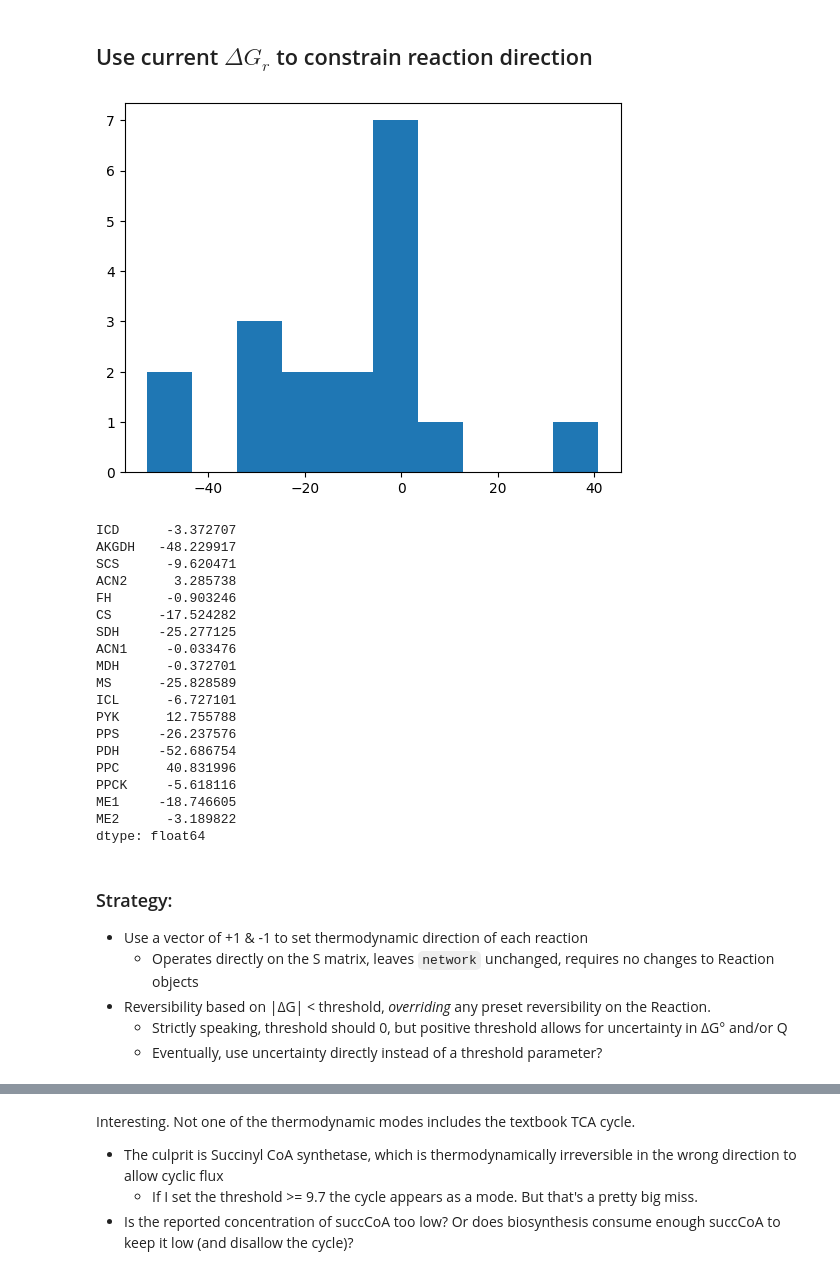
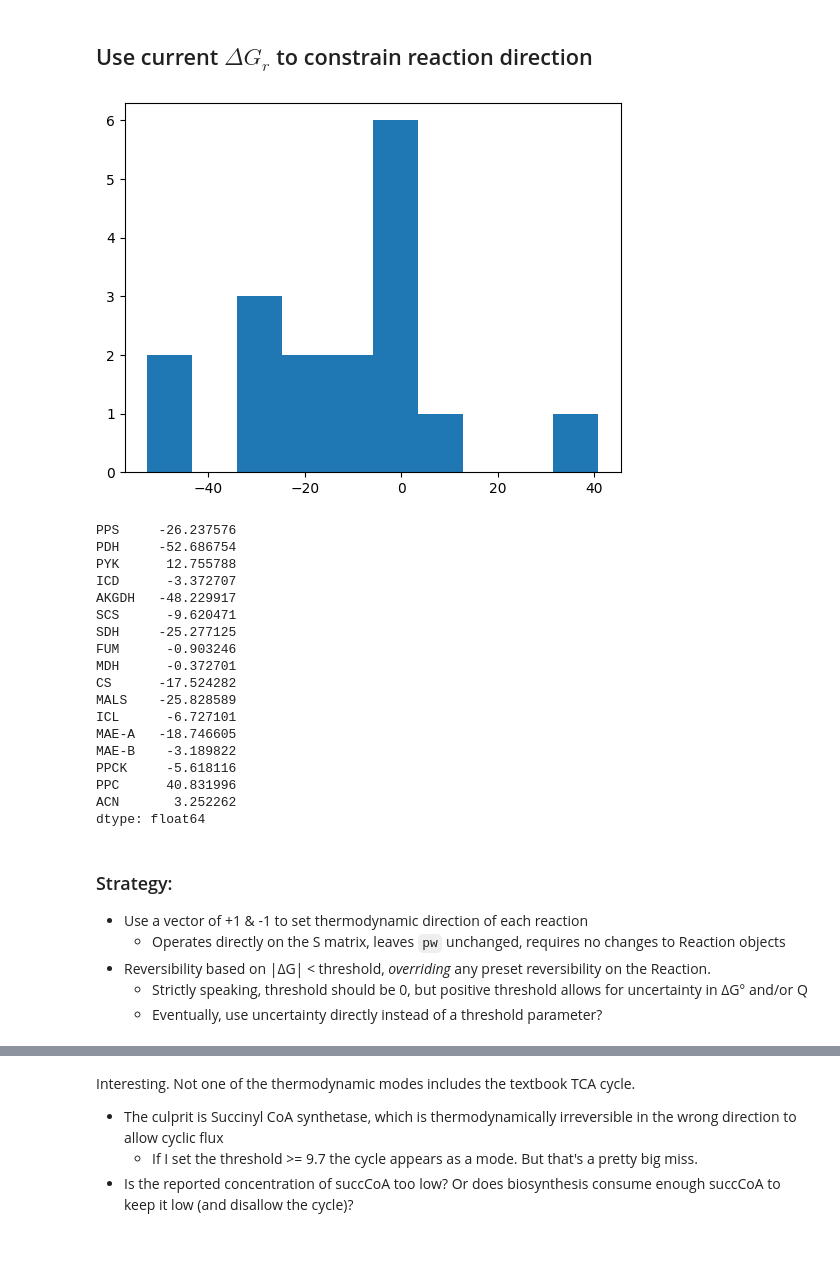
Before and after one commit to fdrusso/mosmo-work, a Jupyter notebook: notebooks/eQuilibrator central carbon.ipynb, the cells around one changed output, grey strips where cells are left out. Saved outputs shown, nothing was run; the diff lists cells and outputs as text; code cells hidden in the pictures; blank space fills up the shorter version.

```diff
--- a/notebooks/eQuilibrator central carbon.ipynb
+++ b/notebooks/eQuilibrator central carbon.ipynb
@@ -87,7 +63,7 @@ cc.p_mg = Q_(1.5)
 cc.ionic_strength = Q_("0.25M")
 cc.temperature = Q_("298.15K")
 
-for reaction in glycolysis.steps:
+for reaction in glycolysis.reactions:
     cc_mets = {}
     for met, count in reaction.stoichiometry.items():
         cc_met = find_cc_met(met)
@@ -126,7 +102,7 @@ for reaction in glycolysis.steps:
 ## State-dependent $\Delta{G} = \Delta{G^{\circ}} + R T ln{Q}$
 # %%
 # All taken from https://www.ncbi.nlm.nih.gov/pmc/articles/PMC4912430/, except where starred
-POOLS = {KB.get(KB.compounds, met_id): conc for met_id, conc in [
+POOLS = {KB(met_id): conc for met_id, conc in [
     ('2pg', 9.18e-02),
     ('3pg', 1.54),
     ('6pg', 3.77),
@@ -268,7 +228,7 @@ plt.show()
 # Systematic Calculations (Glycolysis + PPP)
 # %%
 std_dg_r = {}
-for rxn in glycolysis.steps + tca.steps + ppp.steps + glx_shunt.steps + ent_dou.steps + [kbr(rxn_id) for rxn_id in ('ppc', 'ppck', 'mae.nad', 'mae.nadp')]:
+for rxn in central_carbon.reactions:
     cc_rxn = equilibrator_api.Reaction({find_cc_met(met): count for met, count in rxn.stoichiometry.items()})
     std_dg_r[rxn] = cc.standard_dg_prime(cc_rxn)
 # %% [markdown]
@@ -540,8 +524,8 @@ list(network.reactants)
 # %%
-network = ReactionNetwork(r for r in tca.steps + glx_shunt.steps + [kbr(rxn_id) for rxn_id in ('pyk', 'pps', 'pdh', 'ppc', 'ppck', 'mae.nad', 'mae.nadp')])
-print(network.s_matrix.shape)
-
-map_json = json.loads(files(pw_files).joinpath('central_carbon.json').read_text())
-diag = escher_map.EscherMap(map_json, width="10in", reaction_scale=escher_map.Scale({0.: ("#eeeeee", 3), 1.: ("#1f77cc", 20)}, use_abs=True))
-SVG(diag.draw(reaction_data={r: 1 for r in network.reactions.labels()}))
+pw = tca
+pw.data()
+diag = escher_map.EscherMap(
+    pw.diagram, width="10in",
+    reaction_scale=escher_map.Scale({0.: ("#eeeeee", 3), 1.: ("#1f77cc", 20)}, use_abs=True))
+SVG(diag.draw(reaction_data={r.id: 1 for r in pw.reactions}))
 # %% [output]
@@ -592,41 +592,40 @@ VBox(children=(IntSlider(value=0, description='Mode', layout=Layout(width='100%'
 # %% [markdown]
 ## Use current $\Delta{G}_r$ to constrain reaction direction
 # %%
-dg0 = np.array([std_dg_r[rxn].magnitude.nominal_value for rxn in network.reactions])
-ln_conc = np.log(np.array([POOLS.get(met, 1e3) * 1e-3 for met in network.reactants]))
-dg = dg0 + cc.RT.magnitude * network.s_matrix.T @ ln_conc
+dg0 = np.array([std_dg_r[rxn].magnitude.nominal_value for rxn in pw.reactions])
+ln_conc = np.log(np.array([POOLS.get(met, 1e3) * 1e-3 for met in pw.molecules]))
+dg = dg0 + cc.RT.magnitude * pw.s_matrix.T @ ln_conc
 
 plt.hist(dg)
 plt.show()
 
-pd.Series(dg, index=network.reactions.labels())
+pd.Series(dg, index=pw.reactions.labels())
 # %% [output]
-[figure, old version]
+[figure, new version]
+PPS     -26.237576
+PDH     -52.686754
+PYK      12.755788
 ICD      -3.372707
 AKGDH   -48.229917
 SCS      -9.620471
-ACN2      3.285738
-FH       -0.903246
+SDH     -25.277125
+FUM      -0.903246
+MDH      -0.372701
 CS      -17.524282
-SDH     -25.277125
-ACN1     -0.033476
-MDH      -0.372701
-MS      -25.828589
+MALS    -25.828589
 ICL      -6.727101
-PYK      12.755788
-PPS     -26.237576
-PDH     -52.686754
+MAE-A   -18.746605
+MAE-B    -3.189822
+PPCK     -5.618116
 PPC      40.831996
-PPCK     -5.618116
-ME1     -18.746605
-ME2      -3.189822
+ACN       3.252262
 dtype: float64
 # %% [markdown]
 ### Strategy:
 - Use a vector of +1 & -1 to set thermodynamic direction of each reaction
-    - Operates directly on the S matrix, leaves `network` unchanged, requires no changes to Reaction objects
+    - Operates directly on the S matrix, leaves `pw` unchanged, requires no changes to Reaction objects
 - Reversibility based on |ΔG| < threshold, _overriding_ any preset reversibility on the Reaction.
-    - Strictly speaking, threshold should 0, but positive threshold allows for uncertainty in ΔG° and/or Q
+    - Strictly speaking, threshold should be 0, but positive threshold allows for uncertainty in ΔG° and/or Q
     - Eventually, use uncertainty directly instead of a threshold parameter?
 # %%
 print(dg)
```
Also changed, not shown: parts of 18 cells of this notebook, 3 other files.
